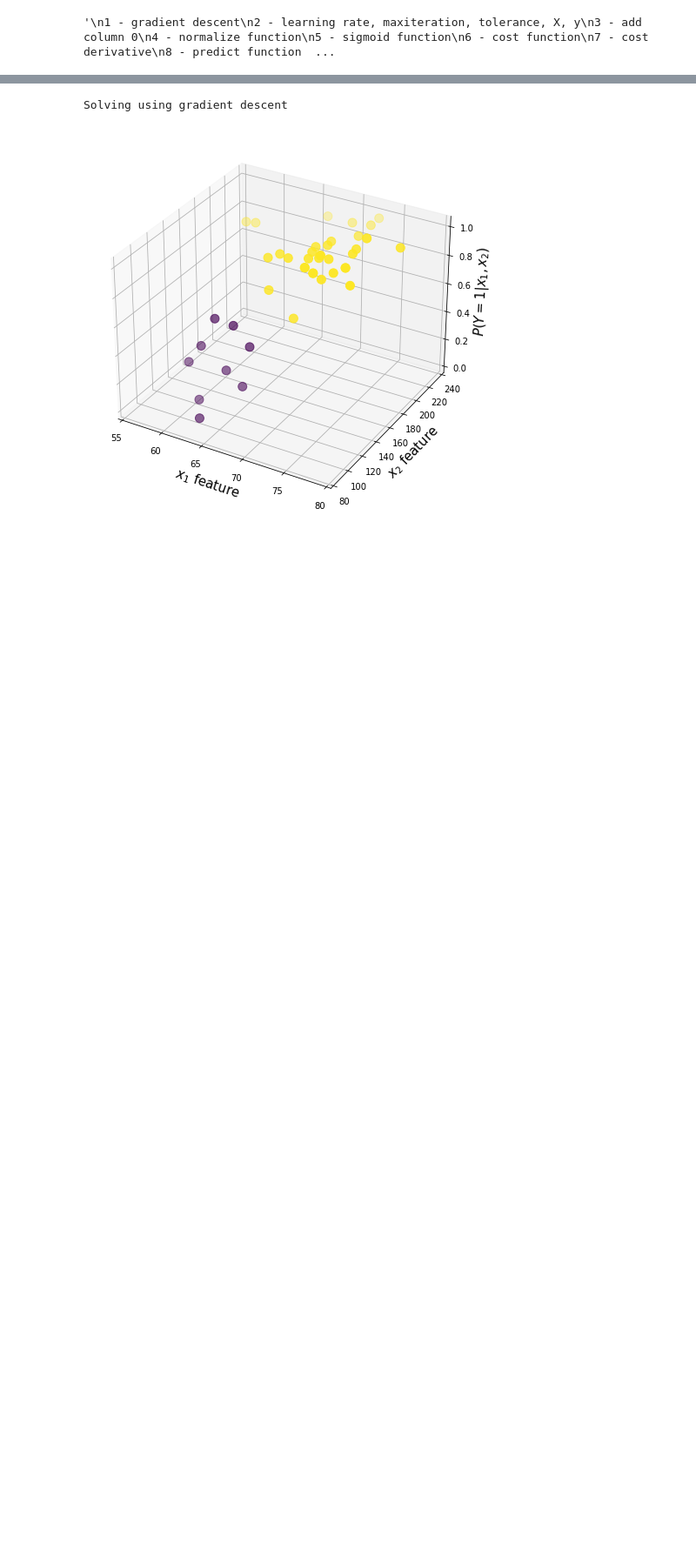
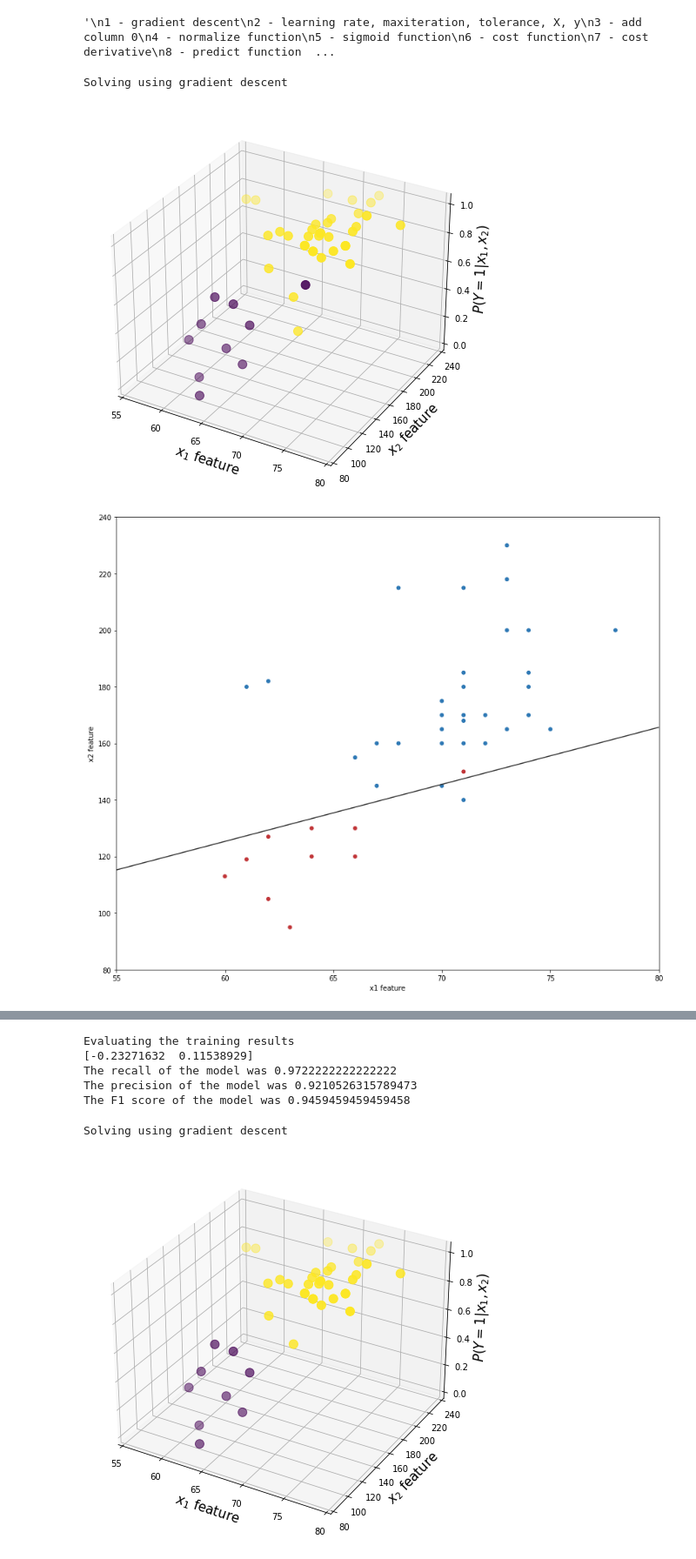
Before and after one commit to wanjulek/Logistic-Regression-Scratch, a Jupyter notebook: Logistic Regression.ipynb, the cells around one changed output, grey strips where cells are left out. Shown: that part at 87% size. Drawn from its saved outputs; the diff is of its cells as text; code cells hidden in the pictures; blank space fills up the shorter version.

```diff
--- a/Logistic Regression.ipynb
+++ b/Logistic Regression.ipynb
@@ -206,3 +206,9 @@ X_train, y_train = df_train[:, 1:], df_train[:, 0]
 X_test, y_test = df_test[:, 1:], df_test[:, 0]
 # %%
 lr = LogisticRegression(tolerance=0.0, learningRate=0.1e-5, maxIteration= 10000, x_train=X_train, x_test=X_test, y_train=y_train, y_test=y_test)
+# %%
+lr.fit()
+# %% [output]
+Solving using gradient descent
+[figure, added]
+[figure, added]
@@ -208,0 +216,5 @@ lr = LogisticRegression(tolerance=0.0, learningRate=0.1e-5, maxIteration= 10000,
+Evaluating the training results
+[-0.23271632  0.11538929]
+The recall of the model was 0.9722222222222222
+The precision of the model was 0.9210526315789473
+The F1 score of the model was 0.9459459459459458
```
Also changed, not shown: parts of 3 cells of this notebook.
